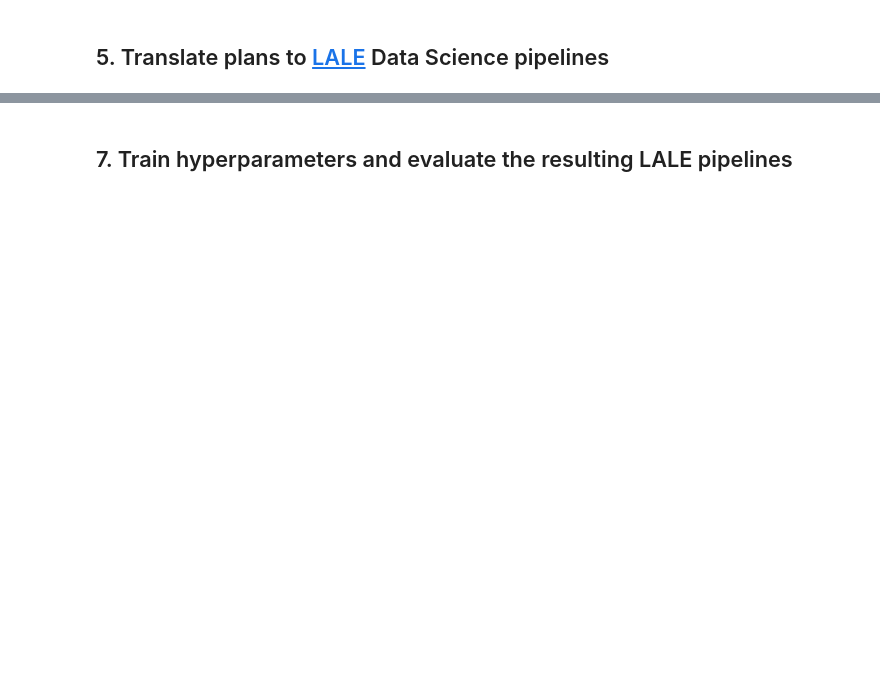
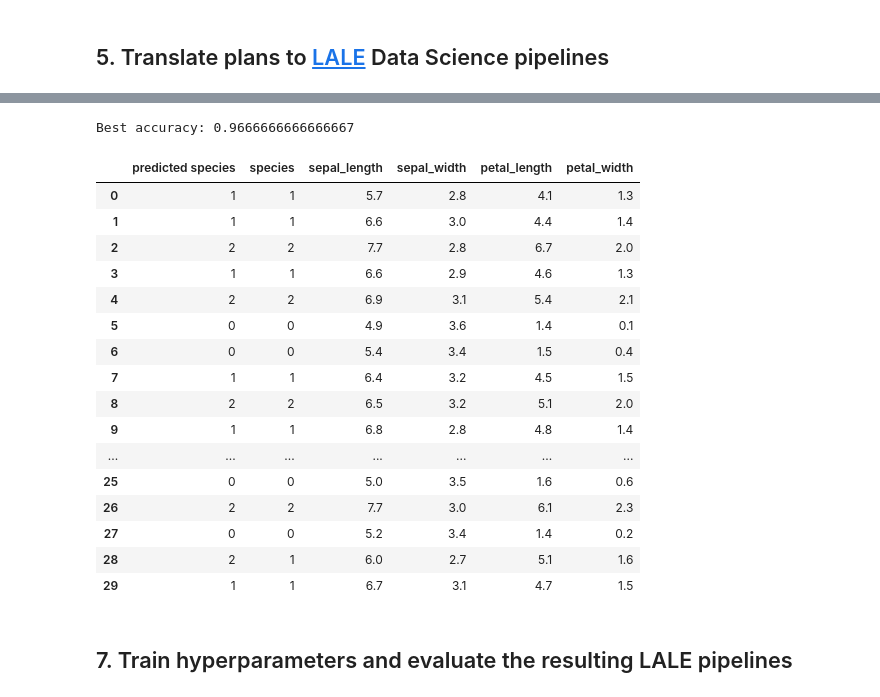
Before and after one commit to IBM/grammar2pddl, a Jupyter notebook: notebooks/DataSciencePipelinePlanningTutorial.ipynb, the cells around one changed output, grey strips where cells are left out. Saved outputs shown, nothing was run; the diff lists cells and outputs as text; code cells hidden in the pictures; blank space fills up the shorter version.

```diff
--- a/notebooks/DataSciencePipelinePlanningTutorial.ipynb
+++ b/notebooks/DataSciencePipelinePlanningTutorial.ipynb
@@ -154,0 +188,10 @@ interactive(children=(Dropdown(description='pipeline', options=(['Normalizer() >
+# %%
+from lale.lib.lale import Hyperopt
+import lale.datasets.openml
+from sklearn.datasets import load_iris
+from sklearn.metrics import accuracy_score
+from sklearn.model_selection import train_test_split
+
+PIPELINE_IDX = 0
+
+display(to_graphviz(LALE_pipelines[PIPELINE_IDX]['lale_pipeline']))
@@ -155,3 +223,31 @@ interactive(children=(Dropdown(description='pipeline', options=(['Normalizer() >
+# %%
+trained_pipeline = opt.fit(train_X, train_y)
+
+predictions = trained_pipeline.predict(test_X)
+best_accuracy = accuracy_score(test_y, [round(pred) for pred in predictions])
+print('Best accuracy: ' + str(best_accuracy))
+ds2 = pd.concat([pd.Series(predictions), pd.Series(test_y), pd.DataFrame(data=test_X)], axis=1)
+ds2.columns=['predicted species', 'species', 'sepal_length', 'sepal_width', 'petal_length', 'petal_width']
+display(ds2)
+# %% [output]
+Best accuracy: 0.9666666666666667
+|  | predicted species | species | sepal_length | sepal_width | petal_length | petal_width |
+| 0 | 1 | 1 | 5.7 | 2.8 | 4.1 | 1.3 |
+| 1 | 1 | 1 | 6.6 | 3.0 | 4.4 | 1.4 |
+| 2 | 2 | 2 | 7.7 | 2.8 | 6.7 | 2.0 |
+| 3 | 1 | 1 | 6.6 | 2.9 | 4.6 | 1.3 |
+| 4 | 2 | 2 | 6.9 | 3.1 | 5.4 | 2.1 |
+| 5 | 0 | 0 | 4.9 | 3.6 | 1.4 | 0.1 |
+| 6 | 0 | 0 | 5.4 | 3.4 | 1.5 | 0.4 |
+| 7 | 1 | 1 | 6.4 | 3.2 | 4.5 | 1.5 |
+| 8 | 2 | 2 | 6.5 | 3.2 | 5.1 | 2.0 |
+| 9 | 1 | 1 | 6.8 | 2.8 | 4.8 | 1.4 |
+| ... | ... | ... | ... | ... | ... | ... |
+| 25 | 0 | 0 | 5.0 | 3.5 | 1.6 | 0.6 |
+| 26 | 2 | 2 | 7.7 | 3.0 | 6.1 | 2.3 |
+| 27 | 0 | 0 | 5.2 | 3.4 | 1.4 | 0.2 |
+| 28 | 2 | 1 | 6.0 | 2.7 | 5.1 | 1.6 |
+| 29 | 1 | 1 | 6.7 | 3.1 | 4.7 | 1.5 |
 # %% [markdown]
 ## 7. Train hyperparameters and evaluate the resulting LALE pipelines
 # %%
```
Also changed, not shown: parts of 19 cells of this notebook, 4 other files.
